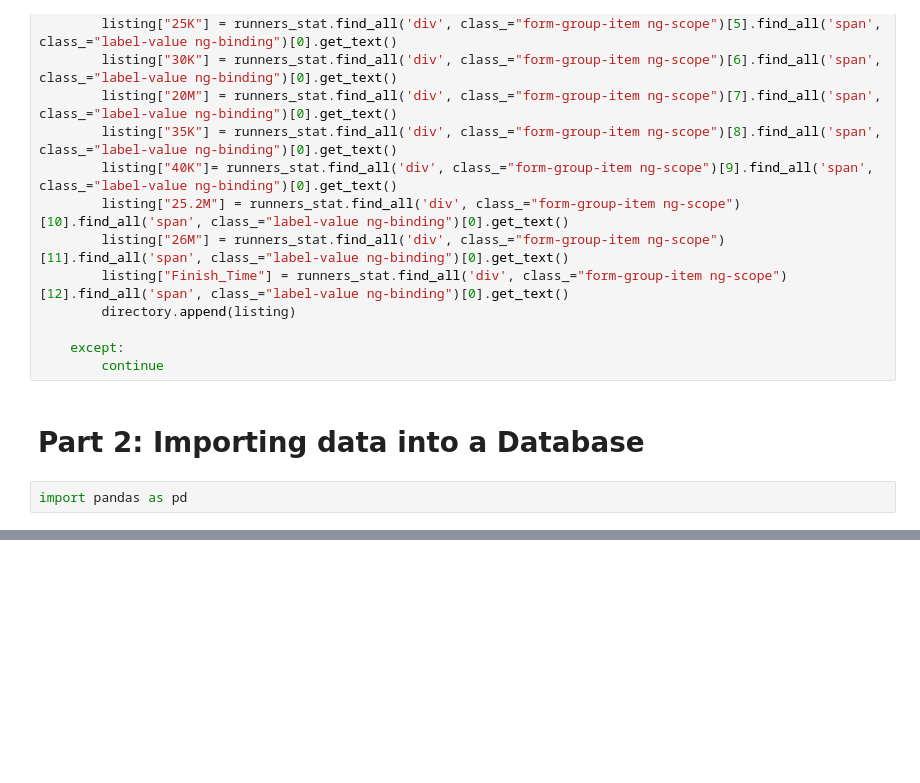
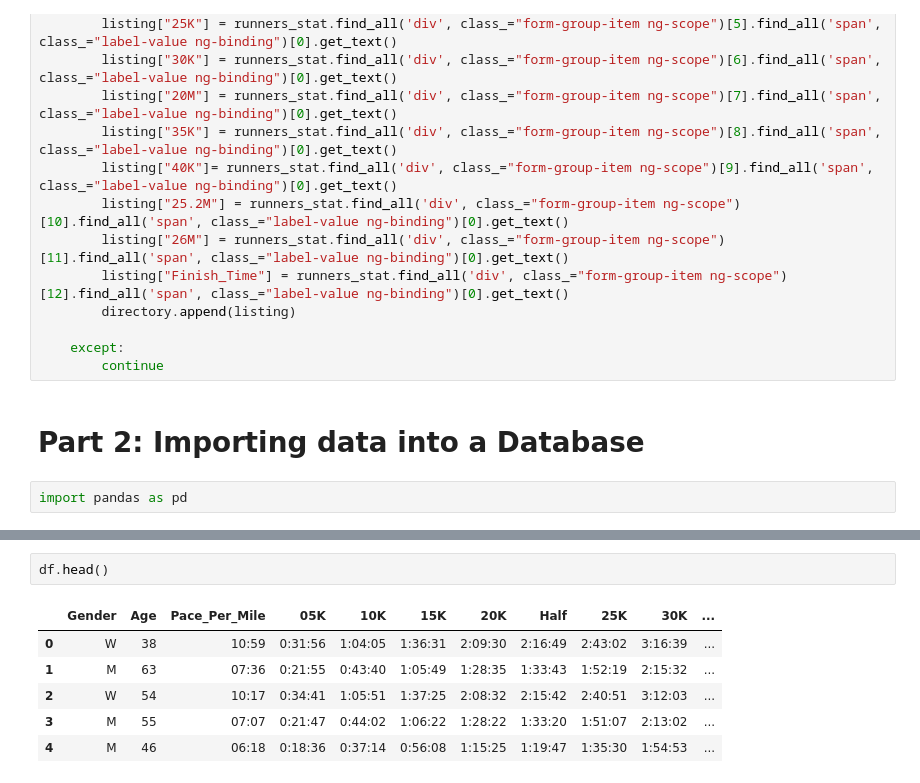
Before and after one commit to anastai99/2024-NYC-Marathon-Analysis, a Jupyter notebook: Marathon-Analysis.ipynb, the cells around one changed output, grey strips where cells are left out. Saved outputs shown, nothing was run; the diff lists cells and outputs as text; blank space fills up the shorter version.

```diff
--- a/Marathon-Analysis.ipynb
+++ b/Marathon-Analysis.ipynb
@@ -64,0 +76,9 @@ pd.DataFrame(directory)
+# %%
+df.head()
+# %% [output]
+|  | Gender | Age | Pace_Per_Mile | 05K | 10K | 15K | 20K | Half | 25K | 30K | ... |
+| 0 | W | 38 | 10:59 | 0:31:56 | 1:04:05 | 1:36:31 | 2:09:30 | 2:16:49 | 2:43:02 | 3:16:39 | ... |
+| 1 | M | 63 | 07:36 | 0:21:55 | 0:43:40 | 1:05:49 | 1:28:35 | 1:33:43 | 1:52:19 | 2:15:32 | ... |
+| 2 | W | 54 | 10:17 | 0:34:41 | 1:05:51 | 1:37:25 | 2:08:32 | 2:15:42 | 2:40:51 | 3:12:03 | ... |
+| 3 | M | 55 | 07:07 | 0:21:47 | 0:44:02 | 1:06:22 | 1:28:22 | 1:33:20 | 1:51:07 | 2:13:02 | ... |
+| 4 | M | 46 | 06:18 | 0:18:36 | 0:37:14 | 0:56:08 | 1:15:25 | 1:19:47 | 1:35:30 | 1:54:53 | ... |
```
Also changed, not shown: parts of 5 cells of this notebook, 2 other files.
